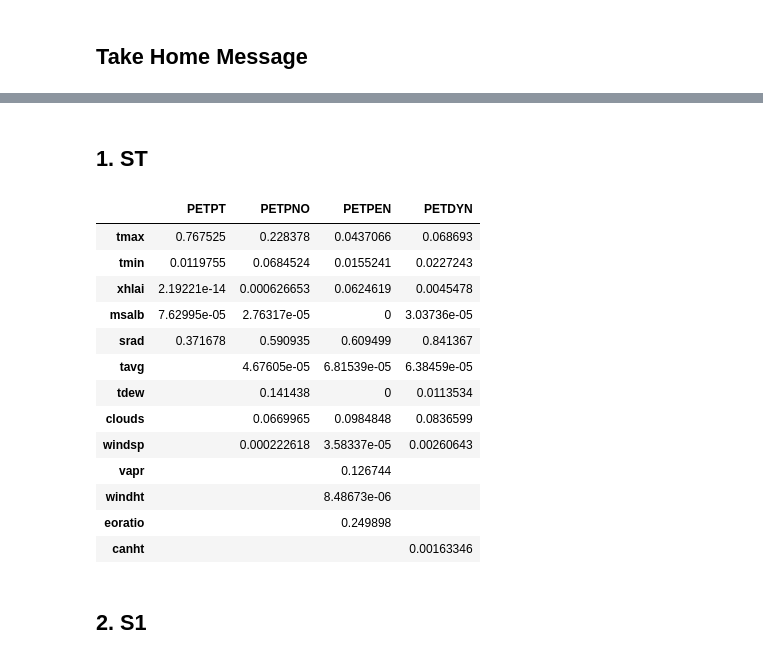
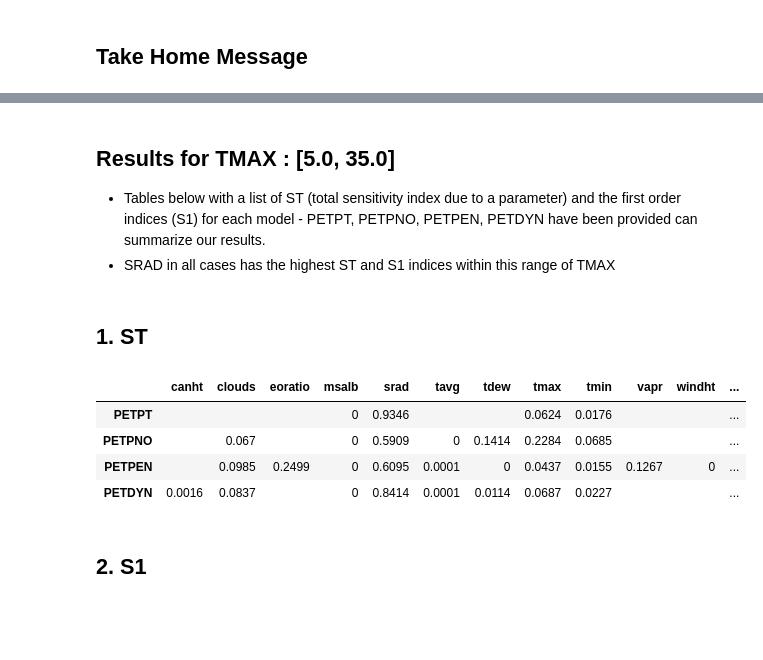
Before and after one commit to ml4ai/automates, a Jupyter notebook: notebooks/multi-model-analysis.ipynb, the cells around one changed output, grey strips where cells are left out. Cells and saved outputs as stored; diff of their text form; code cells hidden in the pictures; blank space fills up the shorter version.

```diff
--- a/notebooks/multi-model-analysis.ipynb
+++ b/notebooks/multi-model-analysis.ipynb
@@ -92,7 +83,10 @@ bounds = {
     }
 
 SM = SensitivityModel(model, bounds, sample_list, method)
-df_PETPT_S1, df_PETPT_ST = SM.generate_dataframe()
+
+decimal = 4
+df_PETPT_S1_set1, df_PETPT_ST_set1 = SM.generate_dataframe(decimal)
+
 indices_lst = SM.generate_indices()
 
 SM.sensitivity_plots(indices_lst, "S1")
@@ -227,7 +230,8 @@ bounds = {
 
 SM = SensitivityModel(model, bounds, sample_list, method)
 
-df_PETPNO_S1, df_PETPNO_ST = SM.generate_dataframe()
+decimal=4
+df_PETPNO_S1_set1, df_PETPNO_ST_set1 = SM.generate_dataframe(decimal)
 
 indices_lst = SM.generate_indices()
 
@@ -430,7 +420,8 @@ bounds = {
 
 SM = SensitivityModel(model, bounds, sample_list, method)
 
-df_PETPEN_S1, df_PETPEN_ST = SM.generate_dataframe()
+decimal=4
+df_PETPEN_S1_set1, df_PETPEN_ST_set1 = SM.generate_dataframe(decimal)
 
 indices_lst = SM.generate_indices()
 
@@ -675,7 +624,8 @@ bounds = {
 
 SM = SensitivityModel(model, bounds, sample_list, method)
 
-df_PETDYN_S1, df_PETDYN_ST = SM.generate_dataframe()
+decimal=4
+df_PETDYN_S1_set1, df_PETDYN_ST_set1 = SM.generate_dataframe(decimal)
 
 indices_lst = SM.generate_indices()
 
@@ -837,26 +784,22 @@ Tables below with a list of ST (total sensitivity index due to a parameter) and
+# %% [markdown]
+## Results for TMAX : [5.0, 35.0]
+
+- Tables below with a list of ST (total sensitivity index due to a parameter) and the first order indices (S1) for each model - PETPT, PETPNO, PETPEN, PETDYN have been provided can summarize our results.
+- SRAD in all cases has the highest ST and S1 indices within this range of TMAX
 # %% [markdown]
 ## 1. ST
-# %%
-from soboltable import table
-from IPython.display import display
-
-frames = [df_PETPT_ST, df_PETPNO_ST, df_PETPEN_ST, df_PETDYN_ST]
-
-display(table(frames))
-# %% [output]
-|  | PETPT | PETPNO | PETPEN | PETDYN |
-| tmax | 0.767525 | 0.228378 | 0.0437066 | 0.068693 |
-| tmin | 0.0119755 | 0.0684524 | 0.0155241 | 0.0227243 |
-| xhlai | 2.19221e-14 | 0.000626653 | 0.0624619 | 0.0045478 |
-| msalb | 7.62995e-05 | 2.76317e-05 | 0 | 3.03736e-05 |
-| srad | 0.371678 | 0.590935 | 0.609499 | 0.841367 |
-| tavg |  | 4.67605e-05 | 6.81539e-05 | 6.38459e-05 |
-| tdew |  | 0.141438 | 0 | 0.0113534 |
-| clouds |  | 0.0669965 | 0.0984848 | 0.0836599 |
-| windsp |  | 0.000222618 | 3.58337e-05 | 0.00260643 |
-| vapr |  |  | 0.126744 |  |
-| windht |  |  | 8.48673e-06 |  |
-| eoratio |  |  | 0.249898 |  |
-| canht |  |  |  | 0.00163346 |
+# %%
+from soboltable import table
+
+frames = [df_PETPT_ST_set1, df_PETPNO_ST_set1, df_PETPEN_ST_set1, df_PETDYN_ST_set1]
+
+Table = table(frames)
+Table.style.highlight_max(color='lightgreen', axis=1)
+# %% [output]
+|  | canht | clouds | eoratio | msalb | srad | tavg | tdew | tmax | tmin | vapr | windht | ... |
+| PETPT |  |  |  | 0 | 0.9346 |  |  | 0.0624 | 0.0176 |  |  | ... |
+| PETPNO |  | 0.067 |  | 0 | 0.5909 | 0 | 0.1414 | 0.2284 | 0.0685 |  |  | ... |
+| PETPEN |  | 0.0985 | 0.2499 | 0 | 0.6095 | 0.0001 | 0 | 0.0437 | 0.0155 | 0.1267 | 0 | ... |
+| PETDYN | 0.0016 | 0.0837 |  | 0 | 0.8414 | 0.0001 | 0.0114 | 0.0687 | 0.0227 |  |  | ... |
 # %% [markdown]
 ## 2. S1
```
Also changed, not shown: parts of 60 cells of this notebook.
